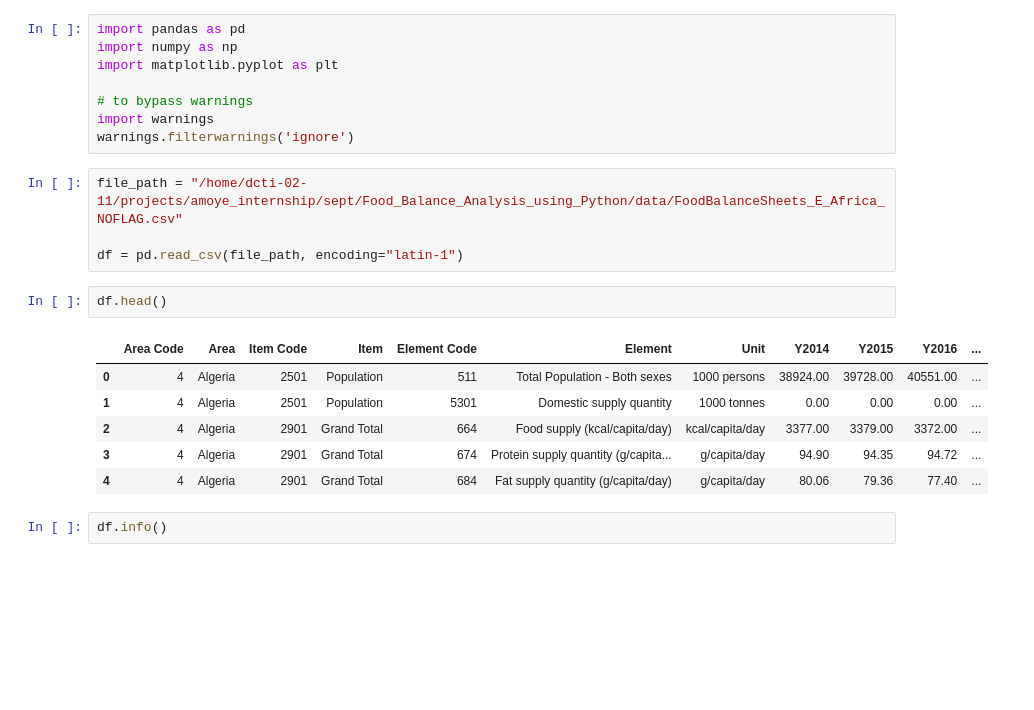
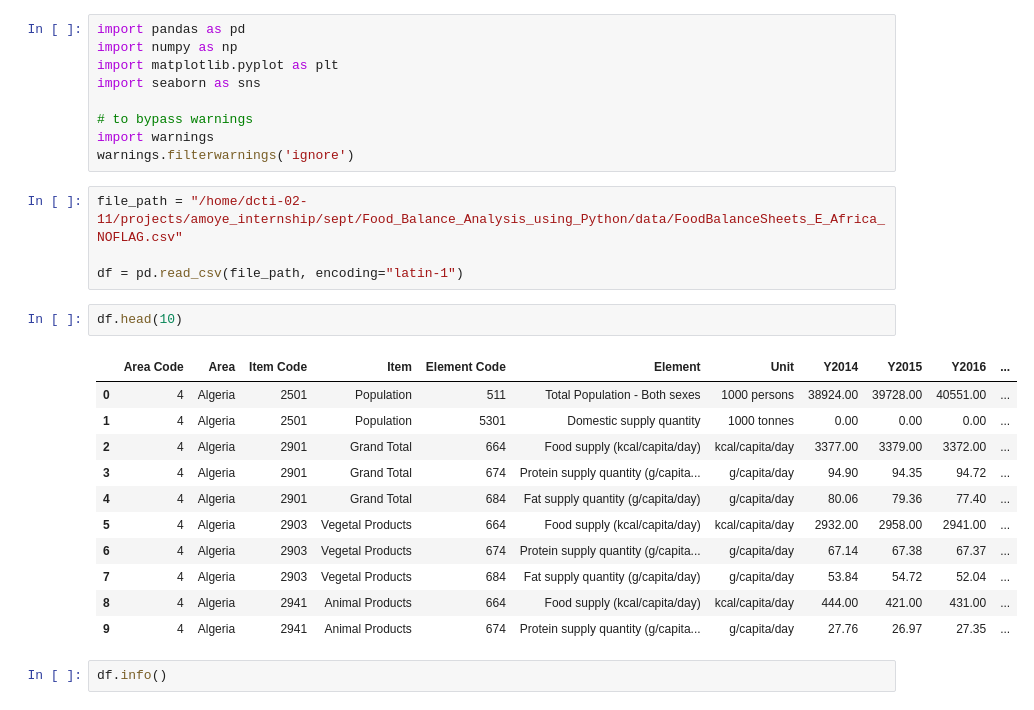
Before and after one commit to kelvinokumu/Food_Balance_Analysis_using_Python, a Jupyter notebook: notebooks/explore.ipynb, the cells around one changed output. Drawn from its saved outputs; the diff is of its cells as text; blank space fills up the shorter version.

```diff
--- a/notebooks/explore.ipynb
+++ b/notebooks/explore.ipynb
@@ -2,6 +2,7 @@
 import pandas as pd
 import numpy as np
 import matplotlib.pyplot as plt
+import seaborn as sns
 
 # to bypass warnings
 import warnings
@@ -11,14 +12,19 @@ file_path = "/home/dcti-02-11/projects/amoye_internship/sept/Food_Balance_Analys
 
 df = pd.read_csv(file_path, encoding="latin-1")
 # %%
-df.head()
+df.head(10)
 # %% [output]
 |  | Area Code | Area | Item Code | Item | Element Code | Element | Unit | Y2014 | Y2015 | Y2016 | ... |
 | 0 | 4 | Algeria | 2501 | Population | 511 | Total Population - Both sexes | 1000 persons | 38924.00 | 39728.00 | 40551.00 | ... |
 | 1 | 4 | Algeria | 2501 | Population | 5301 | Domestic supply quantity | 1000 tonnes | 0.00 | 0.00 | 0.00 | ... |
 | 2 | 4 | Algeria | 2901 | Grand Total | 664 | Food supply (kcal/capita/day) | kcal/capita/day | 3377.00 | 3379.00 | 3372.00 | ... |
 | 3 | 4 | Algeria | 2901 | Grand Total | 674 | Protein supply quantity (g/capita... | g/capita/day | 94.90 | 94.35 | 94.72 | ... |
 | 4 | 4 | Algeria | 2901 | Grand Total | 684 | Fat supply quantity (g/capita/day) | g/capita/day | 80.06 | 79.36 | 77.40 | ... |
+| 5 | 4 | Algeria | 2903 | Vegetal Products | 664 | Food supply (kcal/capita/day) | kcal/capita/day | 2932.00 | 2958.00 | 2941.00 | ... |
+| 6 | 4 | Algeria | 2903 | Vegetal Products | 674 | Protein supply quantity (g/capita... | g/capita/day | 67.14 | 67.38 | 67.37 | ... |
+| 7 | 4 | Algeria | 2903 | Vegetal Products | 684 | Fat supply quantity (g/capita/day) | g/capita/day | 53.84 | 54.72 | 52.04 | ... |
+| 8 | 4 | Algeria | 2941 | Animal Products | 664 | Food supply (kcal/capita/day) | kcal/capita/day | 444.00 | 421.00 | 431.00 | ... |
+| 9 | 4 | Algeria | 2941 | Animal Products | 674 | Protein supply quantity (g/capita... | g/capita/day | 27.76 | 26.97 | 27.35 | ... |
 # %%
 df.info()
 # %% [output]
```
Also changed, not shown: parts of 12 cells of this notebook.
